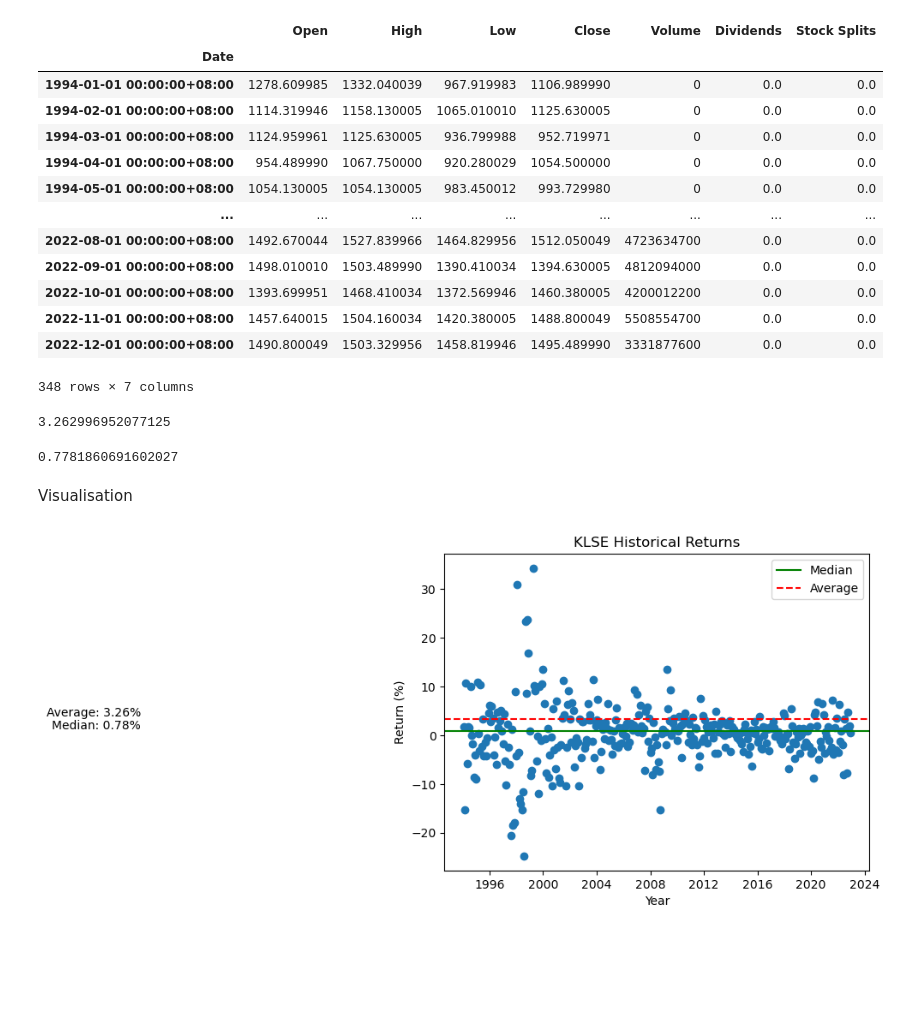
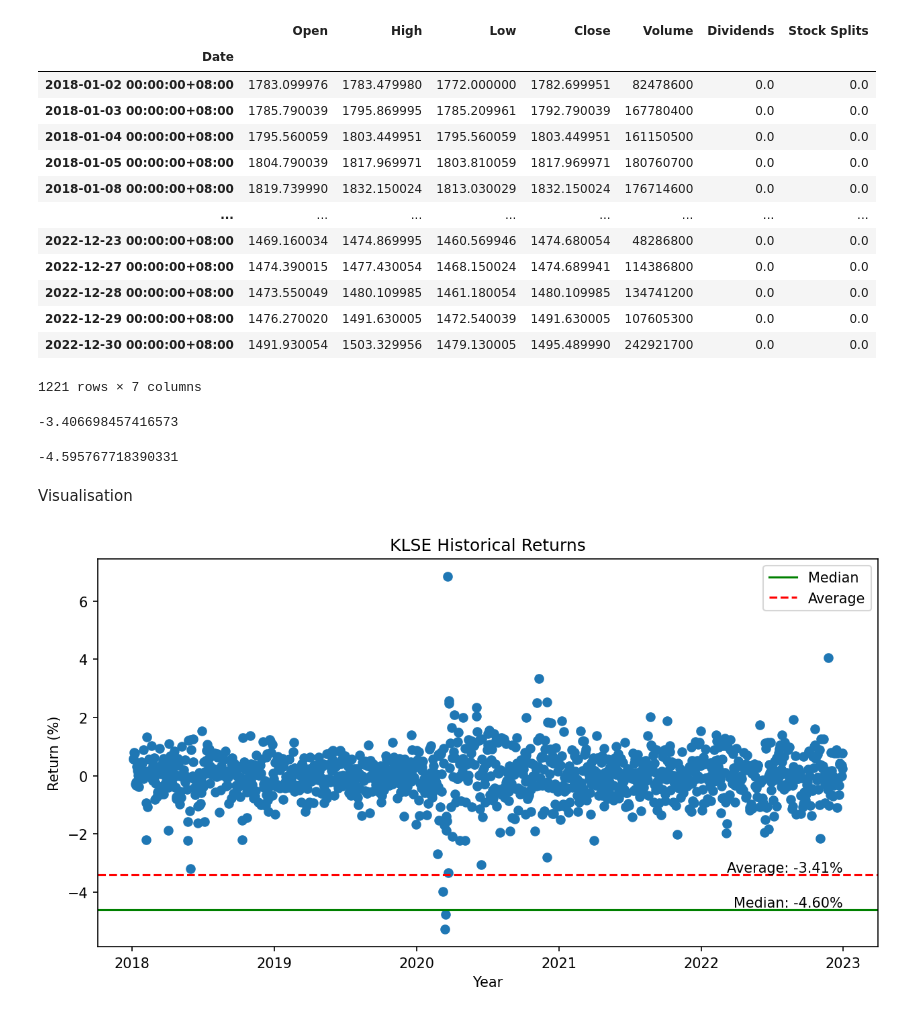
Before and after one commit to rogerloh-acc/Finance-Model-, a Jupyter notebook: Historical Index Returns/Historical Index Returns.ipynb, the cells around one changed output. Cells and saved outputs as stored; diff of their text form; code cells hidden in the pictures; blank space fills up the shorter version.

```diff
--- a/Historical Index Returns/Historical Index Returns.ipynb
+++ b/Historical Index Returns/Historical Index Returns.ipynb
@@ -4,25 +4,25 @@ import pandas as pd
 import yfinance as yf
 import matplotlib.pyplot as plt
 # %%
-# Fetch daily data for the Index from Yahoo Finance
-Index = yf.Ticker('^KLSE').history (period = 'max', interval='1mo')
+# Fetch daily data for the index from Yahoo Finance
+Index = yf.Ticker('^KLSE').history (start='2018-01-01', end='2022-12-31',interval='1d')
 #Index = yf.Ticker('^KLSE').history (period = 'max', interval='1mo')
 Index
 # %% [output]
 |  | Open | High | Low | Close | Volume | Dividends | Stock Splits |
 | Date |  |  |  |  |  |  |  |
-| 1994-01-01 00:00:00+08:00 | 1278.609985 | 1332.040039 | 967.919983 | 1106.989990 | 0 | 0.0 | 0.0 |
-| 1994-02-01 00:00:00+08:00 | 1114.319946 | 1158.130005 | 1065.010010 | 1125.630005 | 0 | 0.0 | 0.0 |
-| 1994-03-01 00:00:00+08:00 | 1124.959961 | 1125.630005 | 936.799988 | 952.719971 | 0 | 0.0 | 0.0 |
-| 1994-04-01 00:00:00+08:00 | 954.489990 | 1067.750000 | 920.280029 | 1054.500000 | 0 | 0.0 | 0.0 |
-| 1994-05-01 00:00:00+08:00 | 1054.130005 | 1054.130005 | 983.450012 | 993.729980 | 0 | 0.0 | 0.0 |
+| 2018-01-02 00:00:00+08:00 | 1783.099976 | 1783.479980 | 1772.000000 | 1782.699951 | 82478600 | 0.0 | 0.0 |
+| 2018-01-03 00:00:00+08:00 | 1785.790039 | 1795.869995 | 1785.209961 | 1792.790039 | 167780400 | 0.0 | 0.0 |
+| 2018-01-04 00:00:00+08:00 | 1795.560059 | 1803.449951 | 1795.560059 | 1803.449951 | 161150500 | 0.0 | 0.0 |
+| 2018-01-05 00:00:00+08:00 | 1804.790039 | 1817.969971 | 1803.810059 | 1817.969971 | 180760700 | 0.0 | 0.0 |
+| 2018-01-08 00:00:00+08:00 | 1819.739990 | 1832.150024 | 1813.030029 | 1832.150024 | 176714600 | 0.0 | 0.0 |
 | ... | ... | ... | ... | ... | ... | ... | ... |
-| 2022-08-01 00:00:00+08:00 | 1492.670044 | 1527.839966 | 1464.829956 | 1512.050049 | 4723634700 | 0.0 | 0.0 |
-| 2022-09-01 00:00:00+08:00 | 1498.010010 | 1503.489990 | 1390.410034 | 1394.630005 | 4812094000 | 0.0 | 0.0 |
-| 2022-10-01 00:00:00+08:00 | 1393.699951 | 1468.410034 | 1372.569946 | 1460.380005 | 4200012200 | 0.0 | 0.0 |
-| 2022-11-01 00:00:00+08:00 | 1457.640015 | 1504.160034 | 1420.380005 | 1488.800049 | 5508554700 | 0.0 | 0.0 |
-| 2022-12-01 00:00:00+08:00 | 1490.800049 | 1503.329956 | 1458.819946 | 1495.489990 | 3331877600 | 0.0 | 0.0 |
+| 2022-12-23 00:00:00+08:00 | 1469.160034 | 1474.869995 | 1460.569946 | 1474.680054 | 48286800 | 0.0 | 0.0 |
+| 2022-12-27 00:00:00+08:00 | 1474.390015 | 1477.430054 | 1468.150024 | 1474.689941 | 114386800 | 0.0 | 0.0 |
+| 2022-12-28 00:00:00+08:00 | 1473.550049 | 1480.109985 | 1461.180054 | 1480.109985 | 134741200 | 0.0 | 0.0 |
+| 2022-12-29 00:00:00+08:00 | 1476.270020 | 1491.630005 | 1472.540039 | 1491.630005 | 107605300 | 0.0 | 0.0 |
+| 2022-12-30 00:00:00+08:00 | 1491.930054 | 1503.329956 | 1479.130005 | 1495.489990 | 242921700 | 0.0 | 0.0 |
-348 rows × 7 columns
+1221 rows × 7 columns
 # %%
 # Calculate daily returns
 Index['return'] = Index['Close'].pct_change()
@@ -34,13 +34,13 @@ returns = Index['return'].groupby(Index['return'].index.year).apply(lambda x: (1
 average_return = np.mean(returns)
 print(average_return)
 # %% [output]
-3.262996952077125
+-3.406698457416573
 # %%
 # Calculate the average return
 median_return = np.median(returns)
 print(median_return)
 # %% [output]
-0.7781860691602027
+-4.595767718390331
 # %% [markdown]
 Visualisation
 # %%
@@ -48,26 +48,29 @@ Visualisation
 returns = Index['return'] * 100
 dates = Index.index
 # %%
+# Set the figure size (inches) and the resolution (dpi)
+plt.figure(figsize=(10, 5), dpi=150)
+
 # Add axis labels and a title
 plt.xlabel('Year')
 plt.ylabel('Return (%)')
 plt.title('KLSE Historical Returns')
 
 # Create a scatterplot of the returns data
 plt.scatter(dates, returns)
 
 # Draw a horizontal line
 plt.axhline(y=median_return, color='g', linestyle='-', label = 'Median')
 plt.axhline(y=average_return, color='r', linestyle='--', label = 'Average')
 
 # Add a text annotation to the plot showing the value of the average
-plt.text(x=0, y=median_return, s=f'Median: {median_return:.2f}%', horizontalalignment='right', verticalalignment='bottom')
-plt.text(x=0, y=average_return, s=f'Average: {average_return:.2f}%', horizontalalignment='right', verticalalignment='bottom')
+plt.text(x=max(dates), y=median_return, s=f'Median: {median_return:.2f}%', horizontalalignment='right', verticalalignment='bottom')
+plt.text(x=max(dates), y=average_return, s=f'Average: {average_return:.2f}%', horizontalalignment='right', verticalalignment='bottom')
 
 # Add a legend to the plot
 plt.legend()
 
 # Show the plot
 plt.show()
 # %% [output]
-[figure, old version]
+[figure, new version]
```
